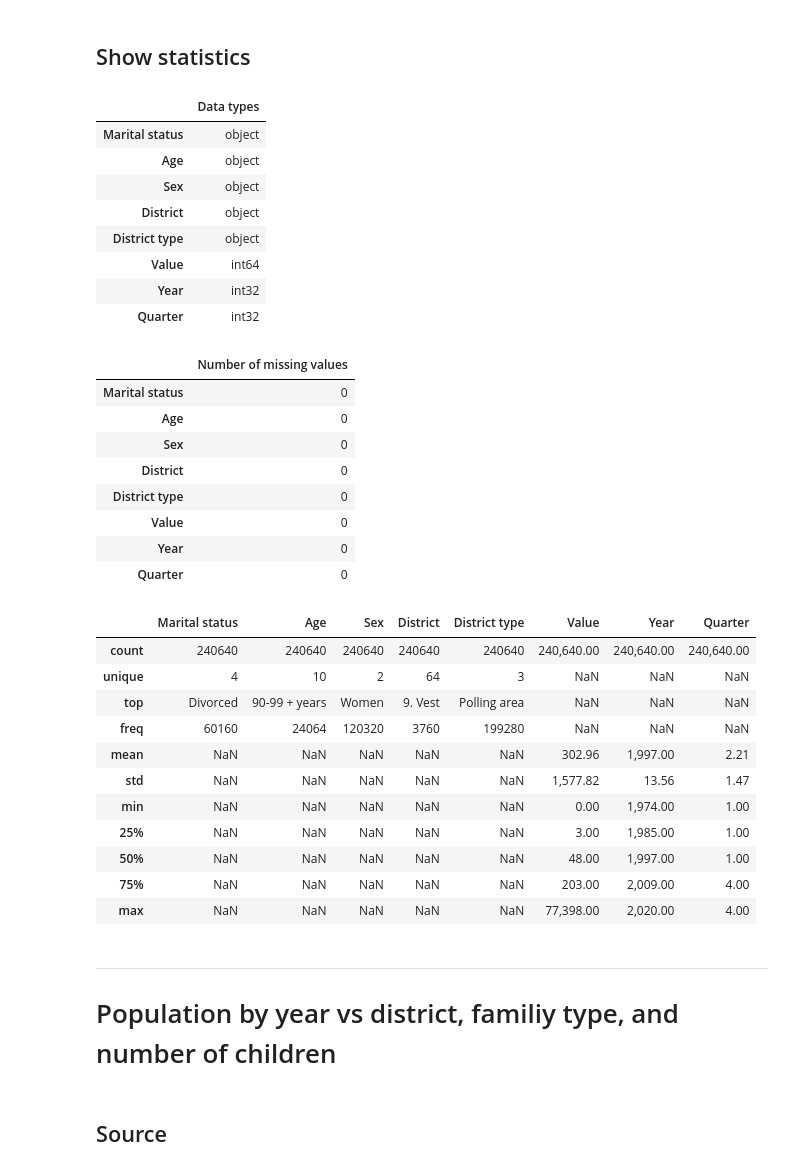
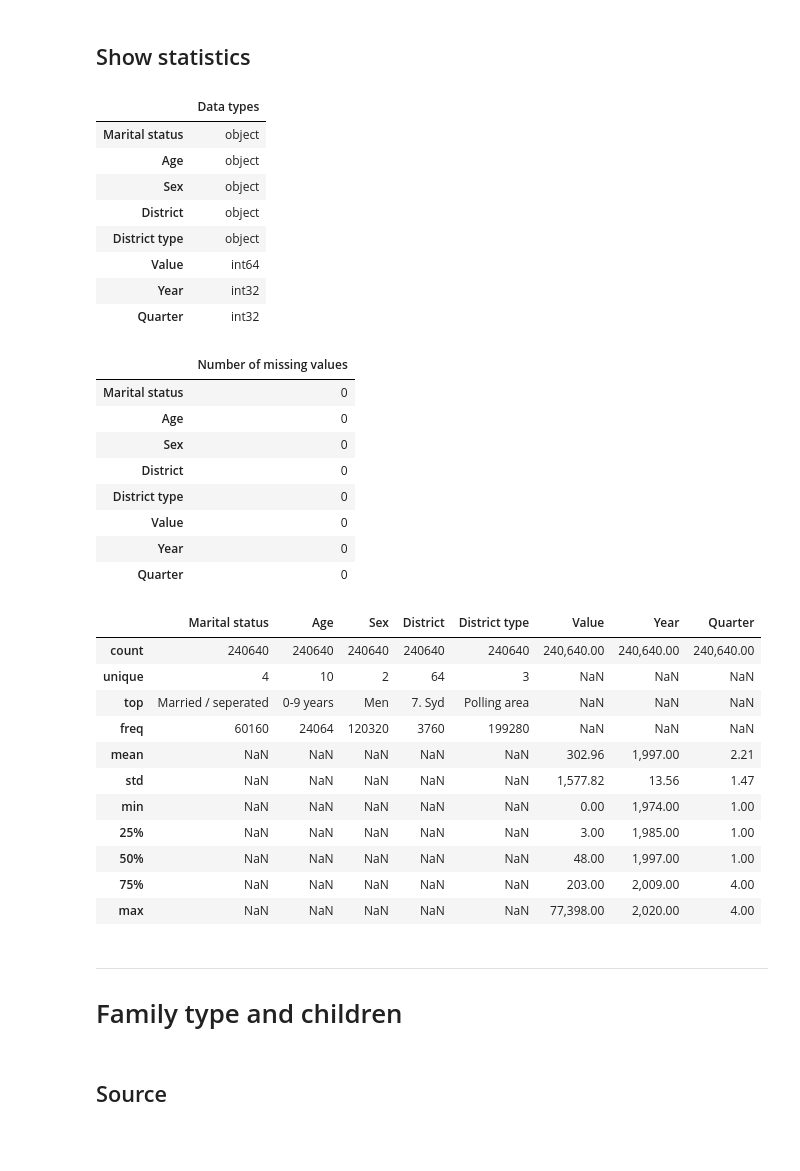
Before and after one commit to wojciechdk/social_data_analysis_and_visualization_final_project, a Jupyter notebook: preeliminary_analysis.ipynb, the cells around one changed output. Saved outputs shown, nothing was run; the diff lists cells and outputs as text; code cells hidden in the pictures; blank space fills up the shorter version.

Commit message:
Dataframes, first join attempt

```diff
--- a/preeliminary_analysis.ipynb
+++ b/preeliminary_analysis.ipynb
@@ -1207,10 +1189,10 @@ paths_csv = [path_csv
              if path_csv.is_file()]
 
 # Load the dataframe from files.
-df_marital_status_raw = load_split_dataframe(paths_csv)
+df_marital_status_w_district_raw = load_split_dataframe(paths_csv)
 
 # Show the dataframe.
-display(df_marital_status_raw)
+display(df_marital_status_w_district_raw)
 # %% [output]
 |  | marital status | age | sex | district | 1974Q1 | 1975Q1 | 1976Q1 | 1977Q1 | 1978Q1 | 1979Q1 | ... |
 | 0 | Never married | 0-9 years | Men | Copenhagen total | 28331 | 26970 | 25418 | 23547 | 21951 | 21134 | ... |
@@ -1229,10 +1211,12 @@ display(df_marital_status_raw)
 ## Clean data
 # %%
 # Add district type and clean the district and time data.
-df_marital_status = clean_cph_dataframe(df_marital_status_raw)
+df_marital_status_w_district = clean_cph_dataframe(df_marital_status_w_district_raw)
+
+df_marital_status_w_district.name = 'Marital status w. district'
 
 # Show the dataframe.
-display(df_marital_status)
+display(df_marital_status_w_district)
 # %% [output]
 |  | Marital status | Age | Sex | District | District type | Value | Year | Quarter |
 | 0 | Never married | 0-9 years | Men | Copenhagen total | Entire Copenhagen | 28331 | 1974 | 1 |
@@ -1250,30 +1234,30 @@ display(df_marital_status)
 # %% [markdown]
 ## Show statistics
 # %%
-show_stats(df_marital_status)
+show_stats(df_marital_status_w_district)
 # %% [output]
 |  | Data types |
 | Marital status | object |
 | Age | object |
 | Sex | object |
 | District | object |
 | District type | object |
 | Value | int64 |
 | Year | int32 |
 | Quarter | int32 |
 |  | Number of missing values |
 | Marital status | 0 |
 | Age | 0 |
 | Sex | 0 |
 | District | 0 |
 | District type | 0 |
 | Value | 0 |
 | Year | 0 |
 | Quarter | 0 |
 |  | Marital status | Age | Sex | District | District type | Value | Year | Quarter |
 | count | 240640 | 240640 | 240640 | 240640 | 240640 | 240,640.00 | 240,640.00 | 240,640.00 |
 | unique | 4 | 10 | 2 | 64 | 3 | NaN | NaN | NaN |
-| top | Divorced | 90-99 + years | Women | 9. Vest | Polling area | NaN | NaN | NaN |
+| top | Married / seperated | 0-9 years | Men | 7. Syd | Polling area | NaN | NaN | NaN |
 | freq | 60160 | 24064 | 120320 | 3760 | 199280 | NaN | NaN | NaN |
 | mean | NaN | NaN | NaN | NaN | NaN | 302.96 | 1,997.00 | 2.21 |
 | std | NaN | NaN | NaN | NaN | NaN | 1,577.82 | 13.56 | 1.47 |
@@ -1285,7 +1269,7 @@ show_stats(df_marital_status)
 # %% [markdown]
 <hr style="border:2px solid black"> </hr>
 
-# Population by year vs district, familiy type, and number of children
+# Family type and children
 # %% [markdown]
 ## Source
 # %% [markdown]
```
Also changed, not shown: parts of 42 cells of this notebook, 39 other files.
